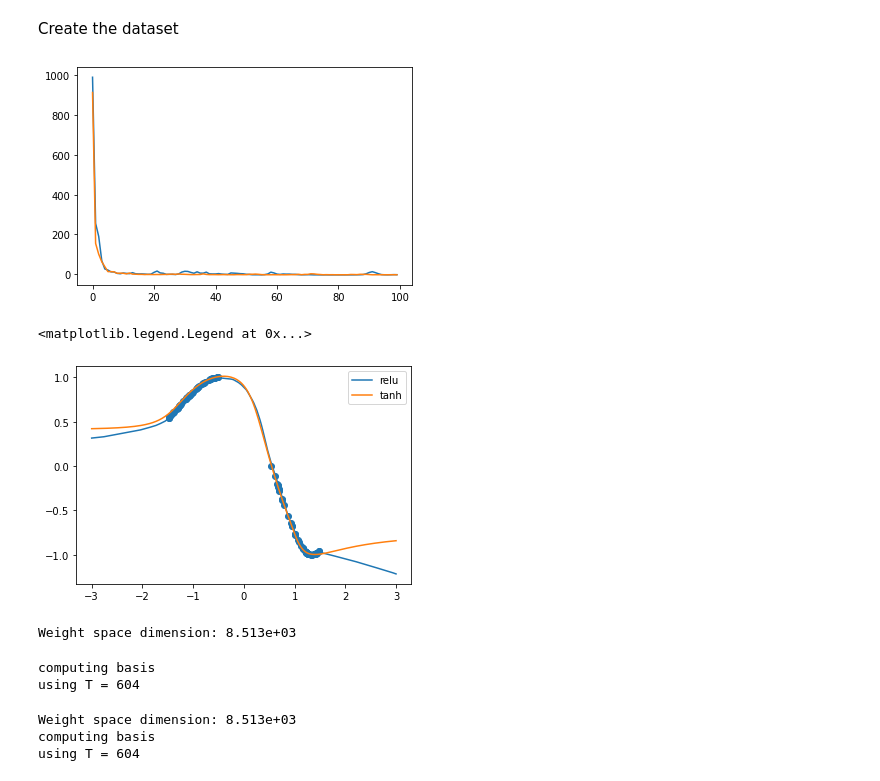
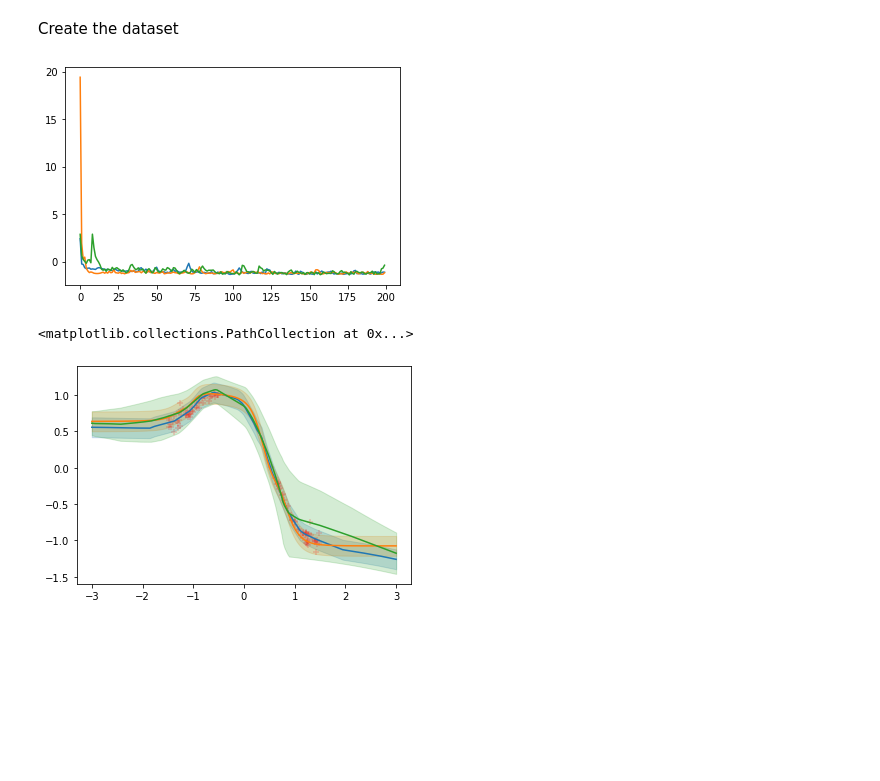
Before and after one commit to StanfordASL/scod-module, a Jupyter notebook: demos/1d_regression.ipynb, the cells around one changed output. Saved outputs shown, nothing was run; the diff lists cells and outputs as text; code cells hidden in the pictures; blank space fills up the shorter version.

```diff
--- a/demos/1d_regression.ipynb
+++ b/demos/1d_regression.ipynb
@@ -46,8 +50,8 @@ relu_model = torch.nn.Sequential(
     torch.nn.Linear(64, 1)
 )
 
-# here, we interpret the output of the DNN as the mean of a Gaussian
-dist_constructor = lambda theta: scod.distributions.Normal(loc=theta, scale=0.01)
+relu_dist_layer = scod.distributions.NormalMeanParamLayer()
+joint_relu_model = torch.nn.Sequential(relu_model, relu_dist_layer)
 # %%
 tanh_model = torch.nn.Sequential(
     torch.nn.Linear(1, 64),
@@ -58,22 +62,35 @@ tanh_model = torch.nn.Sequential(
     torch.nn.Tanh(),
     torch.nn.Linear(64, 1)
 )
+tanh_dist_layer = scod.distributions.NormalMeanParamLayer()
+joint_tanh_model = torch.nn.Sequential(tanh_model, tanh_dist_layer)
+# %%
+meanvar_model = torch.nn.Sequential(
+    torch.nn.Linear(1, 64),
+    torch.nn.ReLU(),
+    torch.nn.Linear(64, 64),
+    torch.nn.ReLU(),
+    torch.nn.Linear(64, 64),
+    torch.nn.ReLU(),
+    torch.nn.Linear(64, 2)
+)
+meanvar_dist_layer = scod.distributions.NormalMeanDiagVarParamLayer()
+joint_meanvar_model = torch.nn.Sequential(meanvar_model, meanvar_dist_layer)
 # %%
-for model in [relu_model, tanh_model]:
+for model in [joint_relu_model, joint_tanh_model, joint_meanvar_model]:
     dataset = OneDDataset()
     train_dataloader = torch.utils.data.DataLoader(dataset, batch_size=10, shuffle=True)
     optimizer = torch.optim.Adam(model.parameters(), lr=1e-2)
 
     losses = []
-    t = trange(100)
+    t = trange(200)
 
     for epoch in t:
         epoch_loss = 0.
         for (inputs, targets) in train_dataloader:
             optimizer.zero_grad()
 
-            outputs = model(inputs)
-            dist = dist_constructor(outputs)
+            dist = model(inputs)
             loss = -dist.log_prob(targets)
 
             mean_loss = loss.mean()
@@ -91,47 +108,23 @@ for model in [relu_model, tanh_model]:
 
     plt.plot(losses)
 # %% [output]
-[figure, old version]
+[figure, new version]
 # %%
 X = np.linspace(-3.,3.,200)
 xx_tensor = torch.from_numpy(X).view(-1,1).float()
-yhat = relu_model(xx_tensor)
-yhat = yhat[:,0].detach().cpu().numpy()
 
-plt.plot(X,yhat, label="relu")
+for j, model in enumerate([joint_relu_model, joint_tanh_model, joint_meanvar_model]):
+    dist = model(xx_tensor)
+    yhat = dist.mean.detach().cpu().numpy()[:,0]
+    y_std = dist.stddev.detach().cpu().numpy()[:,0]
 
-yhat = tanh_model(xx_tensor)
-yhat = yhat[:,0].detach().cpu().numpy()
+    plt.plot(X, yhat, color='C'+str(j))
+    plt.fill_between(X, yhat - 1.92*y_std, yhat + 1.92*y_std, color='C'+str(j), alpha=0.2)
 
-plt.plot(X,yhat, label="tanh")
-plt.scatter(dataset.X[:,0], dataset.Y)
 
-plt.legend()
+plt.scatter(dataset.X[:,0], dataset.Y, color='red', alpha=0.2, marker='+')
+
+# plt.legend()
 # %% [output]
-<matplotlib.legend.Legend at 0x...>
+<matplotlib.collections.PathCollection at 0x...>
-[figure, old version]
+[figure, new version]
-# %%
-unc_model = scod.SCOD(model, dist_constructor, args={
-    'num_eigs': 100,
-    'num_samples': 604,
-    'sketch_type': 'srft',
-})
-# %% [output]
-Weight space dimension: 8.513e+03
-# %%
-unc_model.process_dataset(dataset)
-# %% [output]
-computing basis
-using T = 604
-# %%
-relu_unc_model = scod.SCOD(relu_model, dist_constructor, args={
-    'num_eigs': 100,
-    'num_samples': 604,
-    'sketch_type': 'srft',
-})
-
-relu_unc_model.process_dataset(dataset)
-# %% [output]
-Weight space dimension: 8.513e+03
-computing basis
-using T = 604
```
Also changed, not shown: parts of 9 cells of this notebook, 6 other files.
